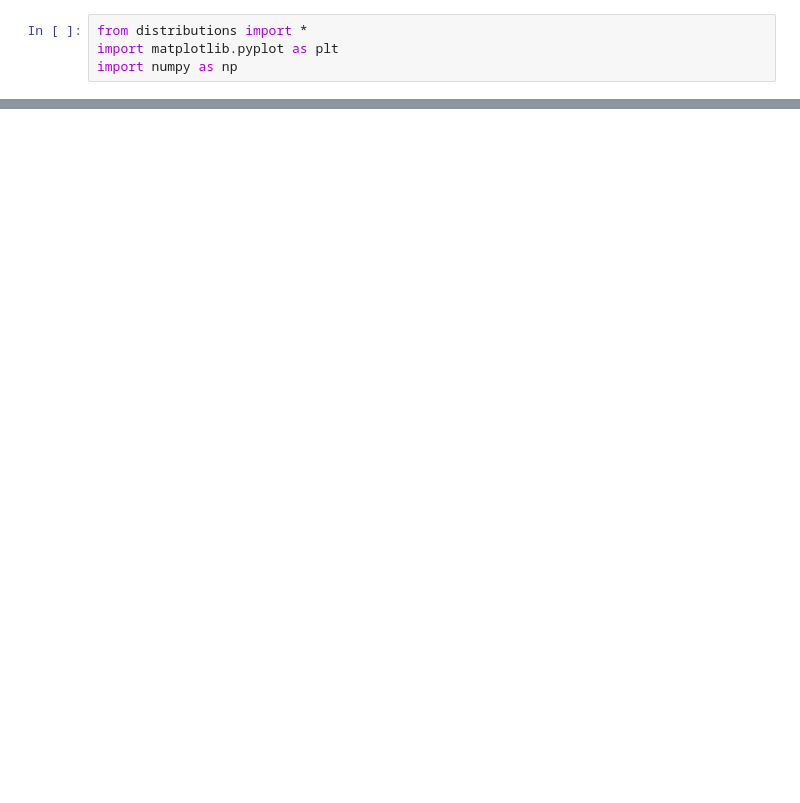
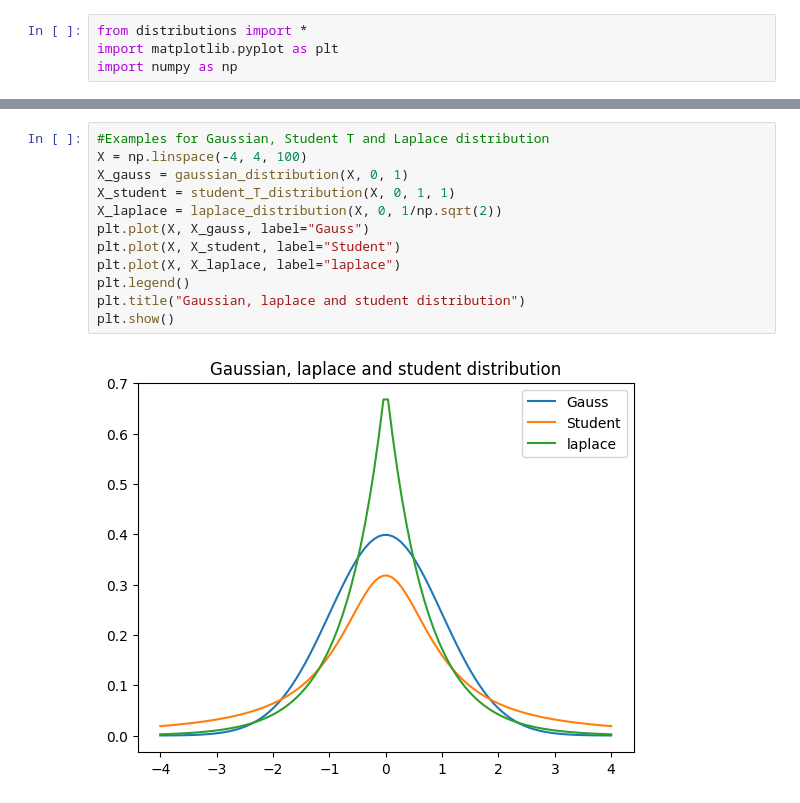
Before and after one commit to cherifseye/CogniCraft, a Jupyter notebook: probablity/examples.ipynb, the cells around one changed output, grey strips where cells are left out. Cells and saved outputs as stored; diff of their text form; blank space fills up the shorter version.

```diff
--- a/probablity/examples.ipynb
+++ b/probablity/examples.ipynb
@@ -29,0 +99,14 @@ Fréquence empirique de tests positifs: 0.771
+# %%
+#Examples for Gaussian, Student T and Laplace distribution
+X = np.linspace(-4, 4, 100)
+X_gauss = gaussian_distribution(X, 0, 1)
+X_student = student_T_distribution(X, 0, 1, 1)
+X_laplace = laplace_distribution(X, 0, 1/np.sqrt(2))
+plt.plot(X, X_gauss, label="Gauss")
+plt.plot(X, X_student, label="Student")
+plt.plot(X, X_laplace, label="laplace")
+plt.legend()
+plt.title("Gaussian, laplace and student distribution")
+plt.show()
+# %% [output]
+[figure, added]
```
Also changed, not shown: parts of 10 cells of this notebook, 2 other files.
